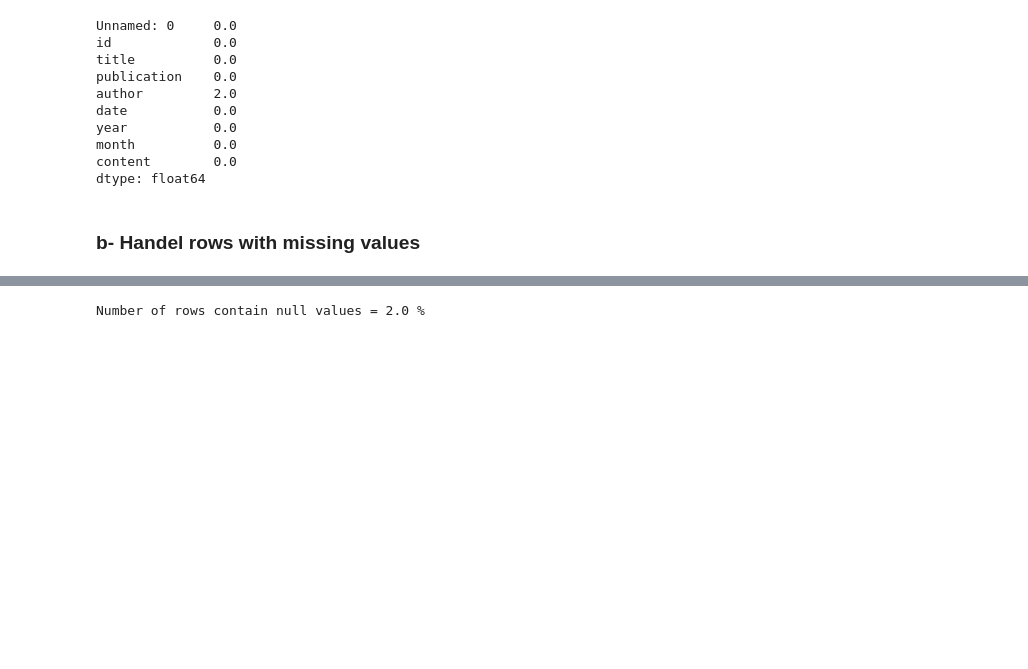
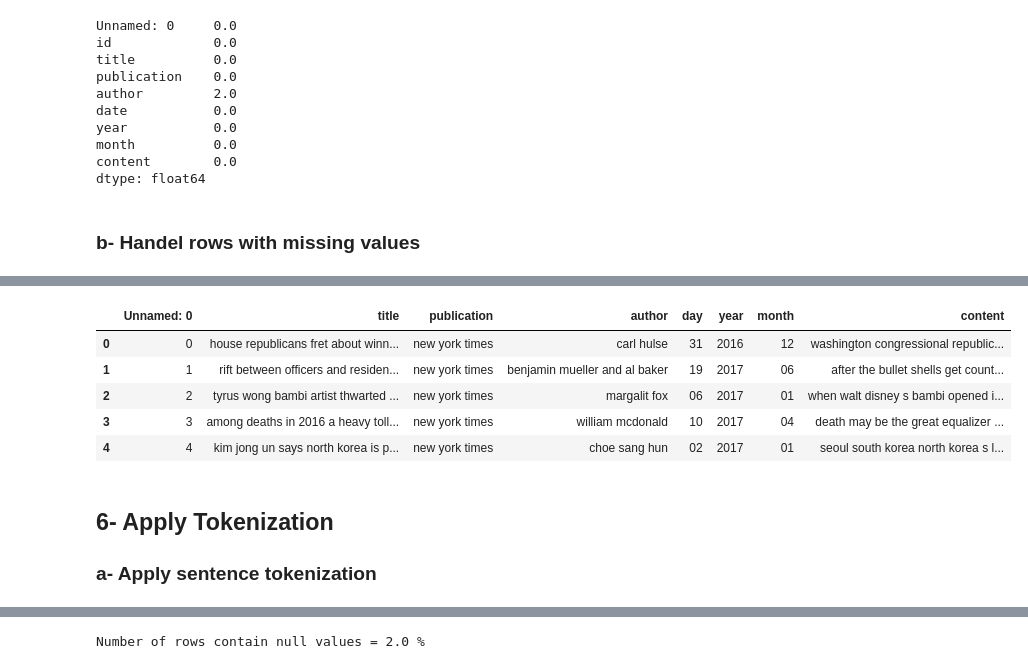
Before and after one commit to Haneentronic/NLP-Topic-Modeling-Classification, a Jupyter notebook: Topic_Modeling/TextModeling.ipynb, the cells around one changed output, grey strips where cells are left out. Cells and saved outputs as stored; diff of their text form; code cells hidden in the pictures; blank space fills up the shorter version.

```diff
--- a/Topic_Modeling/TextModeling.ipynb
+++ b/Topic_Modeling/TextModeling.ipynb
@@ -63,0 +162,7 @@ dtype: float64
+# %%
+def remove_HTML_tags(text):
+    return re.sub(r'<.*?>', "", text)
+
+columns = ["title", "author", "content"]
+for column in columns:
+    data_frame[column] = data_frame[column].apply(lambda x: remove_HTML_tags(x))
@@ -63,0 +171,7 @@ dtype: float64
+# %%
+def remove_URLs(text):
+    return re.sub(r'https?://\S+www\.\S+', "", text)
+
+columns = ["title", "author", "content"]
+for column in columns:
+    data_frame[column] = data_frame[column].apply(lambda x: remove_URLs(x))
@@ -63,0 +180,6 @@ dtype: float64
+# %%
+columns = ["title", "author", "content"]
+for column in columns:
+    data_frame[column] = data_frame[column].str.replace('[^a-zA-Z0-9]', " ", regex=True)
+
+data_frame[['title', 'content']]
@@ -63,0 +202,7 @@ dtype: float64
+# %%
+# remove unnecessary spaces
+columns = ["title", "author", "content"]
+for column in columns:
+    data_frame[column] = data_frame[column].str.replace('\s\s+', " ", regex=True)
+
+data_frame[['title', 'content']]
@@ -63,0 +223,18 @@ dtype: float64
+# %%
+# remove unnecessary words
+# remove publication from title
+publication_unique_values = data_frame["publication"].unique()
+for publication in publication_unique_values:
+    data_frame["title"] = data_frame['title'].str.replace("." + publication + "$", "", regex=True)
+
+data_frame.head()
+# %% [output]
+|  | Unnamed: 0 | title | publication | author | day | year | month | content |
+| 0 | 0 | house republicans fret about winn... | new york times | carl hulse | 31 | 2016 | 12 | washington congressional republic... |
+| 1 | 1 | rift between officers and residen... | new york times | benjamin mueller and al baker | 19 | 2017 | 06 | after the bullet shells get count... |
+| 2 | 2 | tyrus wong bambi artist thwarted ... | new york times | margalit fox | 06 | 2017 | 01 | when walt disney s bambi opened i... |
+| 3 | 3 | among deaths in 2016 a heavy toll... | new york times | william mcdonald | 10 | 2017 | 04 | death may be the great equalizer ... |
+| 4 | 4 | kim jong un says north korea is p... | new york times | choe sang hun | 02 | 2017 | 01 | seoul south korea north korea s l... |
+# %% [markdown]
+## 6- Apply Tokenization
+### a- Apply sentence tokenization
```
Also changed, not shown: parts of 44 cells of this notebook, 4 other files.
